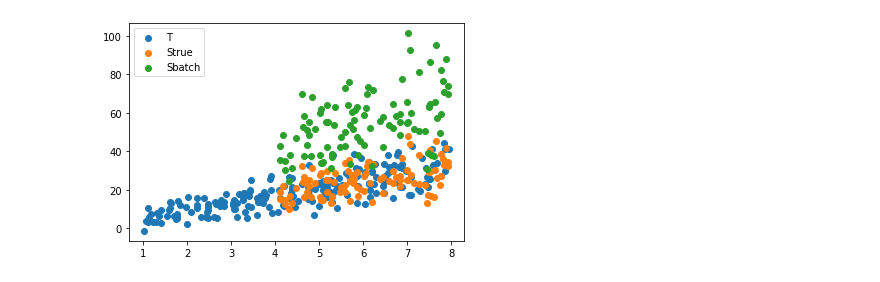
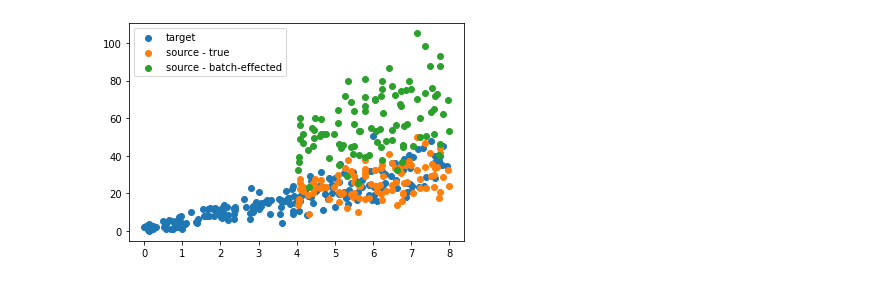
Before and after one commit to calvinmccarter/condo-adapter, a Jupyter notebook: examples/condo-continuous-confounder.ipynb, the cells around one changed output. Saved outputs shown, nothing was run; the diff lists cells and outputs as text; code cells hidden in the pictures.

```diff
--- a/examples/condo-continuous-confounder.ipynb
+++ b/examples/condo-continuous-confounder.ipynb
@@ -28,7 +28,7 @@ true_b = -1 * batch_b / batch_m
 X_T = np.random.normal(4, 1, size=(N_T,))
 X_S = np.random.normal(5, 1, size=(N_S,))
 """
-X_T = np.sort(np.random.uniform(1, 8, size=(N_T,1)))
+X_T = np.sort(np.random.uniform(0, 8, size=(N_T,1)))
 X_S = np.sort(np.random.uniform(4, 8, size=(N_S,1)))
 # %%
 mu_T = theta_m * X_T + theta_b
@@ -48,11 +48,11 @@ Sbatch = batch_m * Strue + batch_b
 # %%
 plt.figure()
 plt.scatter(X_T, T)
 plt.scatter(X_S, Strue)
 plt.scatter(X_S, Sbatch)
-plt.legend(['T', 'Strue', 'Sbatch']);
+plt.legend(['target', 'source - true', 'source - batch-effected']);
 # %% [output]
-[figure, old version]
+[figure, new version]
 # %%
 with warnings.catch_warnings():
     warnings.simplefilter("ignore")
```
Also changed, not shown: parts of 4 cells of this notebook.
